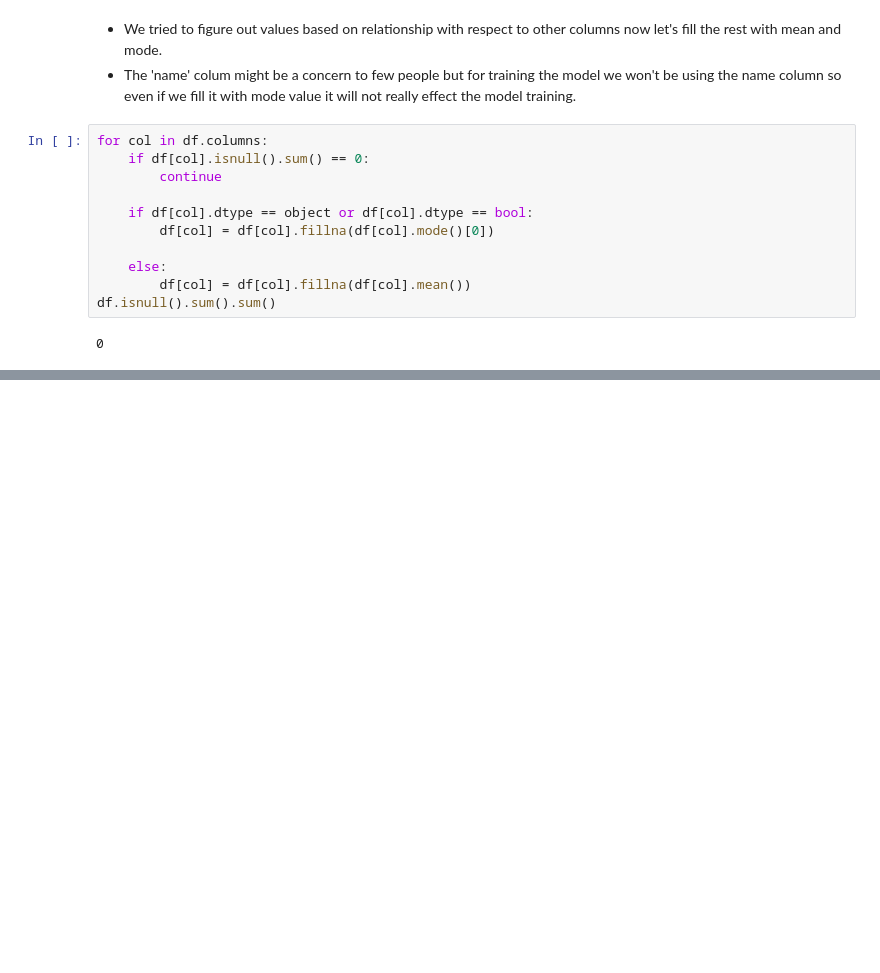
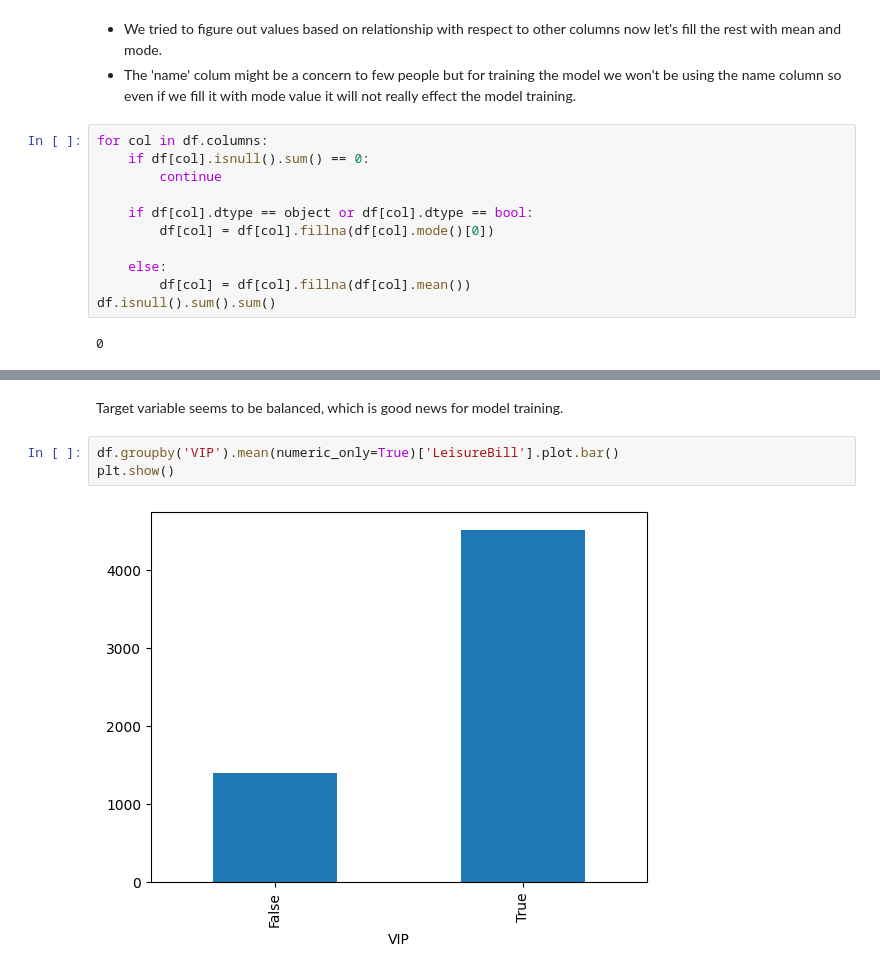
Before and after one commit to rizz045/Spaceship-Titanic-Project-using-Machine-Learning, a Jupyter notebook: Spaceship_Titanic_Project_using_Machine_Learning.ipynb, the cells around one changed output, grey strips where cells are left out. Cells and saved outputs as stored; diff of their text form; blank space fills up the shorter version.

```diff
--- a/Spaceship_Titanic_Project_using_Machine_Learning.ipynb
+++ b/Spaceship_Titanic_Project_using_Machine_Learning.ipynb
@@ -201,0 +254,7 @@ ValueError: Could not interpret value `PassengerNo` for `x`. An entry with this
+# %% [markdown]
+Target variable seems to be balanced, which is good news for model training.
+# %%
+df.groupby('VIP').mean(numeric_only=True)['LeisureBill'].plot.bar()
+plt.show()
+# %% [output]
+[figure, added]
```
Also changed, not shown: parts of 23 cells of this notebook.
